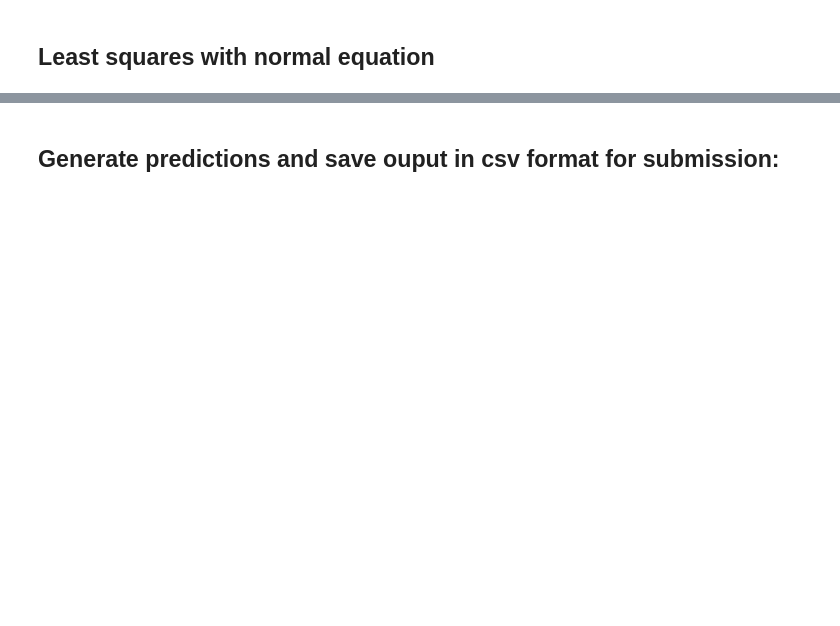
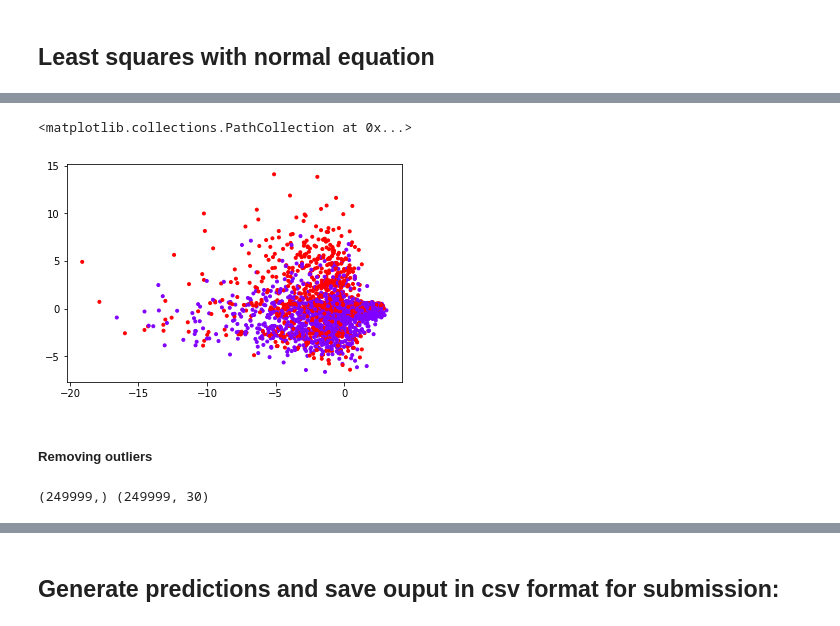
Before and after one commit to jeromel05/Project1, a Jupyter notebook: project1/scripts/project1.ipynb, the cells around one changed output, grey strips where cells are left out. Saved outputs shown, nothing was run; the diff lists cells and outputs as text; code cells hidden in the pictures; blank space fills up the shorter version.

```diff
--- a/project1/scripts/project1.ipynb
+++ b/project1/scripts/project1.ipynb
@@ -210,0 +276,8 @@ NameError: name 'tX2' is not defined
+# %%
+colors = cm.rainbow(y[1:5000])
+plt.scatter(tX_corr_pca[1:5000,0],tX_corr_pca[1:5000,1], marker=".", color=colors)
+# %% [output]
+<matplotlib.collections.PathCollection at 0x...>
+[figure, added]
+# %% [markdown]
+##### Removing outliers
@@ -210,0 +291,4 @@ NameError: name 'tX2' is not defined
+# %%
+print(y_cleared.shape,tX_corr_cleared.shape)
+# %% [output]
+(249999,) (249999, 30)
```
Also changed, not shown: parts of 96 cells of this notebook, 6 other files.
